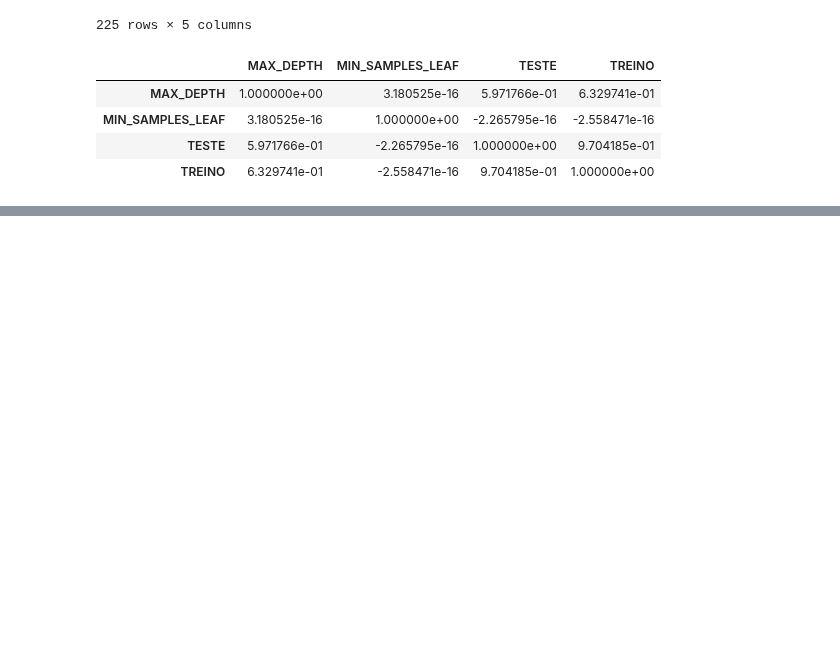
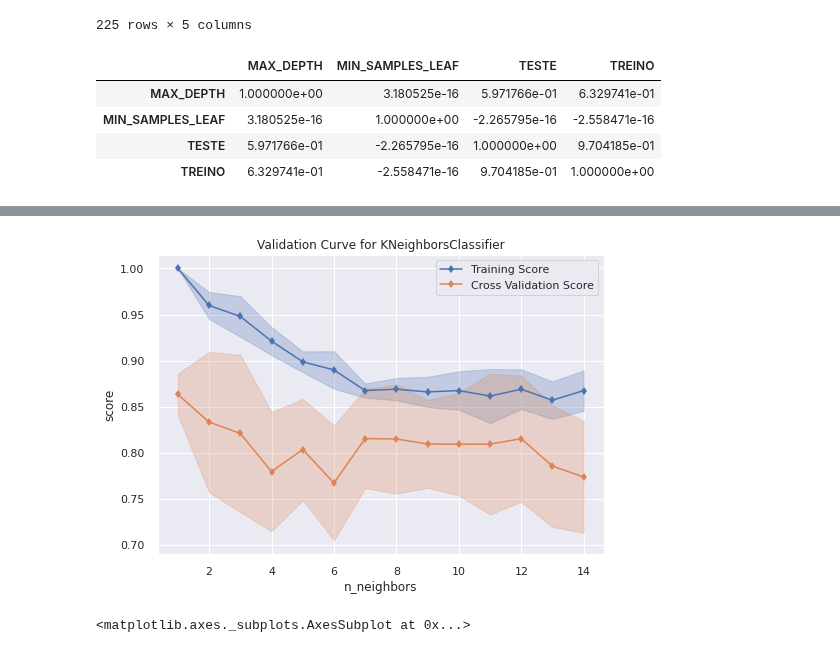
Before and after one commit to inf032/introducaoML, a Jupyter notebook: Farmaco_Otimizacao.ipynb, the cells around one changed output, grey strips where cells are left out. Cells and saved outputs as stored; diff of their text form; code cells hidden in the pictures; blank space fills up the shorter version.

```diff
--- a/Farmaco_Otimizacao.ipynb
+++ b/Farmaco_Otimizacao.ipynb
@@ -271,0 +318,15 @@ sns.heatmap(corr)
+# %%
+from yellowbrick.model_selection import ValidationCurve
+
+vc = ValidationCurve(KNeighborsClassifier(), param_name='n_neighbors',
+                     param_range=np.arange(1, 15), cv=5)
+
+
+modelo = Pipeline(steps=[('step_one', col_transformer), ('ss',  StandardScaler()),
+                           ('imputer', ImputerWithMissingMark()), ('classificador', vc)])
+
+modelo.fit(X_train, y_train)
+vc.show()
+# %% [output]
+[figure, added]
+<matplotlib.axes._subplots.AxesSubplot at 0x...>
```
Also changed, not shown: parts of 6 cells of this notebook.
